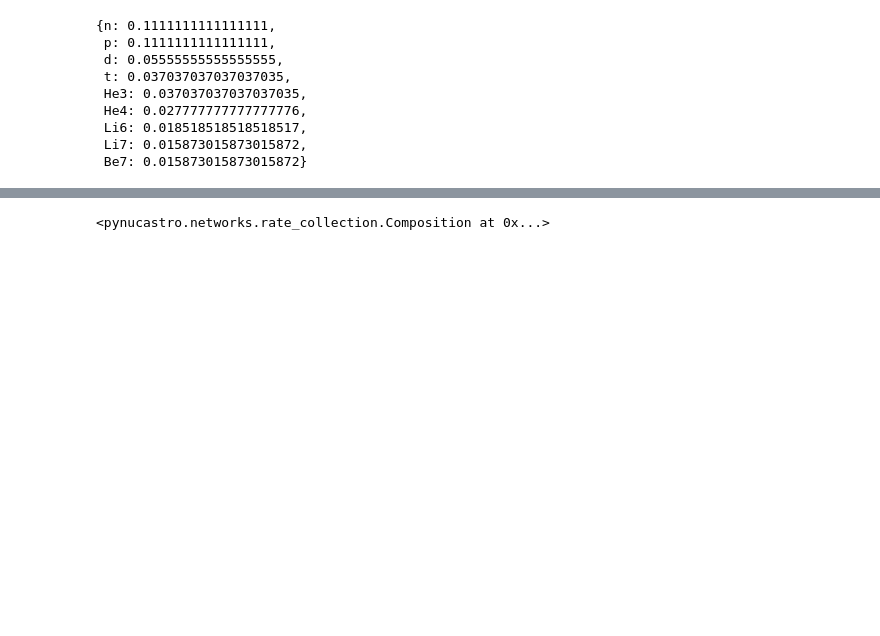
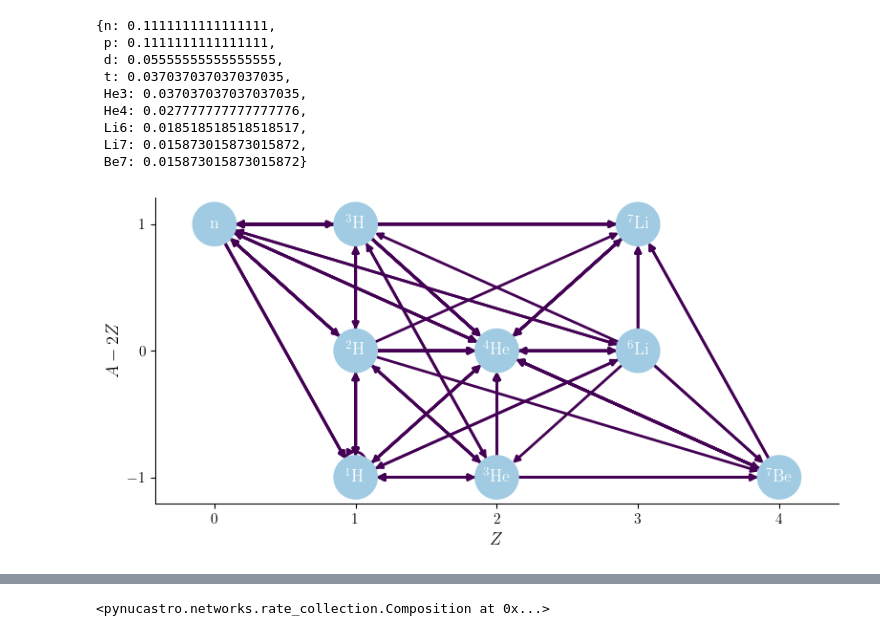
Before and after one commit to hansbdein/Speciale, a Jupyter notebook: Pna plots.ipynb, the cells around one changed output, grey strips where cells are left out. Cells and saved outputs as stored; diff of their text form; code cells hidden in the pictures; blank space fills up the shorter version.

```diff
--- a/Pna plots.ipynb
+++ b/Pna plots.ipynb
@@ -238 +253,6 @@ earlyT=9e8
+# %%
+#dpi=200
+fig = rc.plot(rotated=True, rate_filter_function=lambda r: r.Q > 0,size=(800, 400))#,outfile='TeX/figures/lillenet.pdf')#,curved_edges=True)
+# %% [output]
+[figure, added]
 # %%
```
Also changed, not shown: parts of 19 cells of this notebook, 28 other files.
